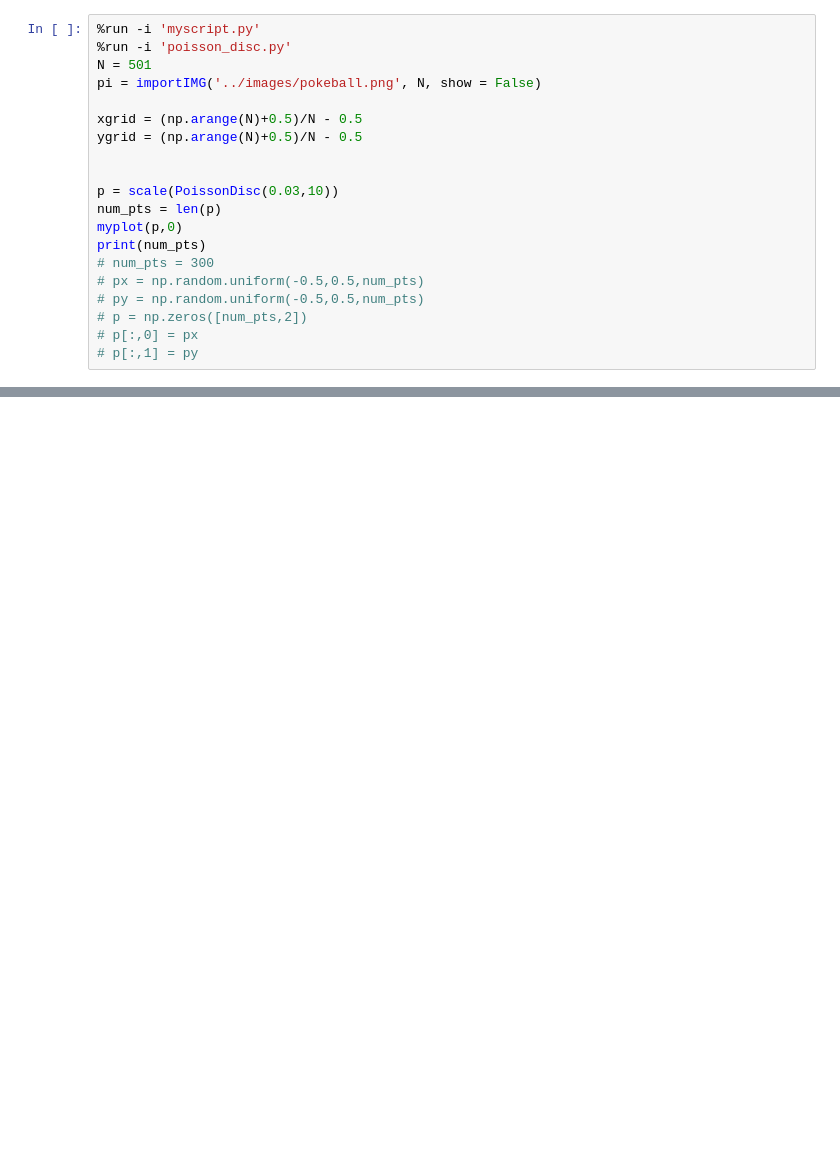
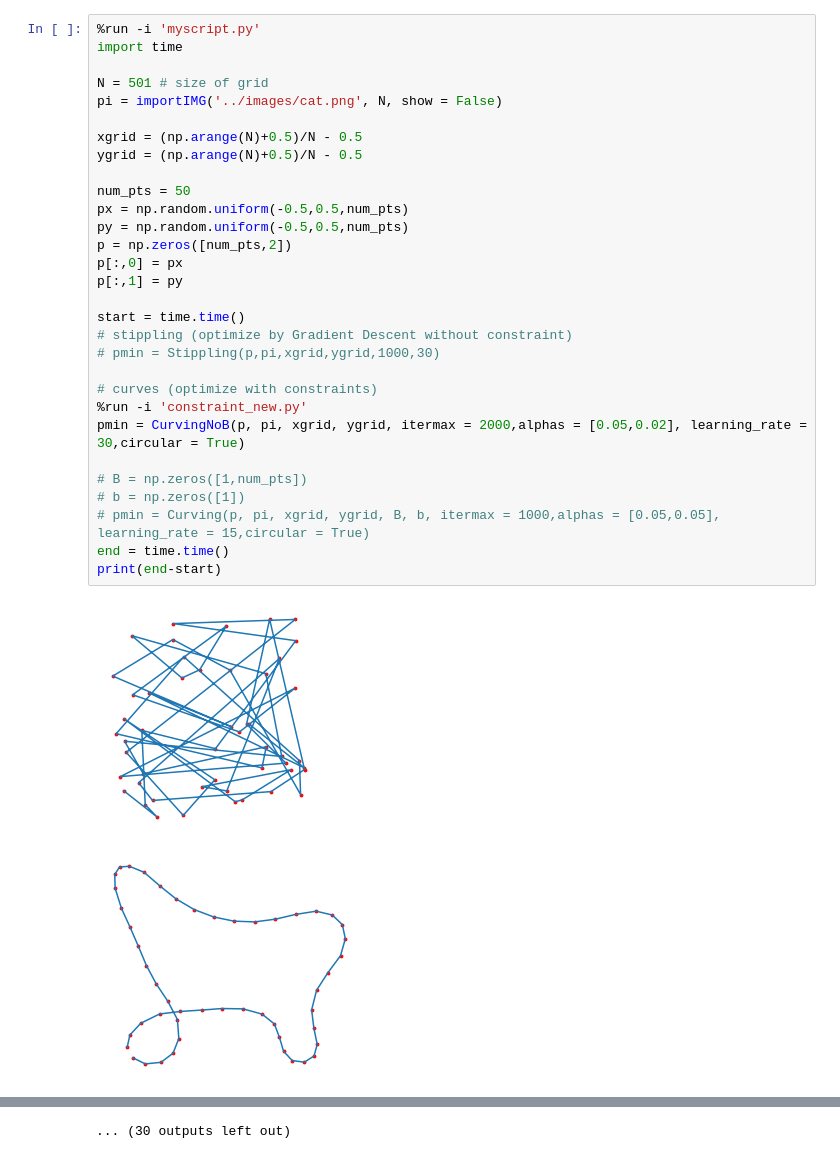
Before and after one commit to tmhho/Artistic-Image, a Jupyter notebook: src/dotted_image.ipynb, the cells around one changed output, grey strips where cells are left out. Saved outputs shown, nothing was run; the diff lists cells and outputs as text; blank space fills up the shorter version.

```diff
--- a/src/dotted_image.ipynb
+++ b/src/dotted_image.ipynb
@@ -1,20 +1,33 @@
 # %%
 %run -i 'myscript.py'
-%run -i 'poisson_disc.py'
-N = 501
-pi = importIMG('../images/pokeball.png', N, show = False)
+import time
+
+N = 501 # size of grid
+pi = importIMG('../images/cat.png', N, show = False)
 
 xgrid = (np.arange(N)+0.5)/N - 0.5
 ygrid = (np.arange(N)+0.5)/N - 0.5
 
+num_pts = 50
+px = np.random.uniform(-0.5,0.5,num_pts)
+py = np.random.uniform(-0.5,0.5,num_pts)
+p = np.zeros([num_pts,2])
+p[:,0] = px
+p[:,1] = py
 
-p = scale(PoissonDisc(0.03,10))
-num_pts = len(p)
-myplot(p,0)
-print(num_pts)
-# num_pts = 300
-# px = np.random.uniform(-0.5,0.5,num_pts)
-# py = np.random.uniform(-0.5,0.5,num_pts)
-# p = np.zeros([num_pts,2])
-# p[:,0] = px
-# p[:,1] = py
+start = time.time()
+# stippling (optimize by Gradient Descent without constraint)
+# pmin = Stippling(p,pi,xgrid,ygrid,1000,30)
+
+# curves (optimize with constraints)
+%run -i 'constraint_new.py'
+pmin = CurvingNoB(p, pi, xgrid, ygrid, itermax = 2000,alphas = [0.05,0.02], learning_rate = 30,circular = True)
+
+# B = np.zeros([1,num_pts])
+# b = np.zeros([1])
+# pmin = Curving(p, pi, xgrid, ygrid, B, b, itermax = 1000,alphas = [0.05,0.05], learning_rate = 15,circular = True)
+end = time.time()
+print(end-start)
+# %% [output]
+[figure, added]
+[figure, added]
@@ -20,0 +44 @@ print(num_pts)
+... (30 outputs left out)
```
Also changed, not shown: parts of 8 cells of this notebook, 4 other files.
